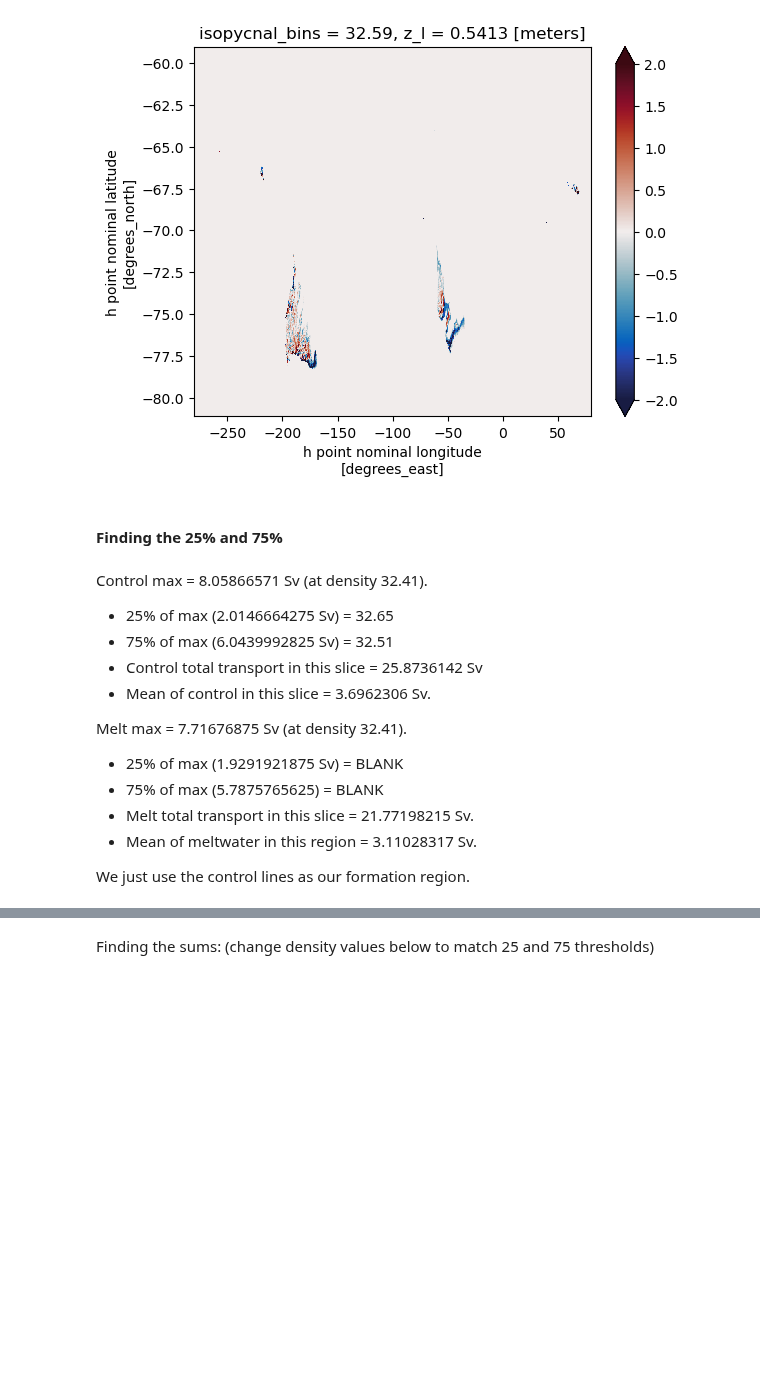
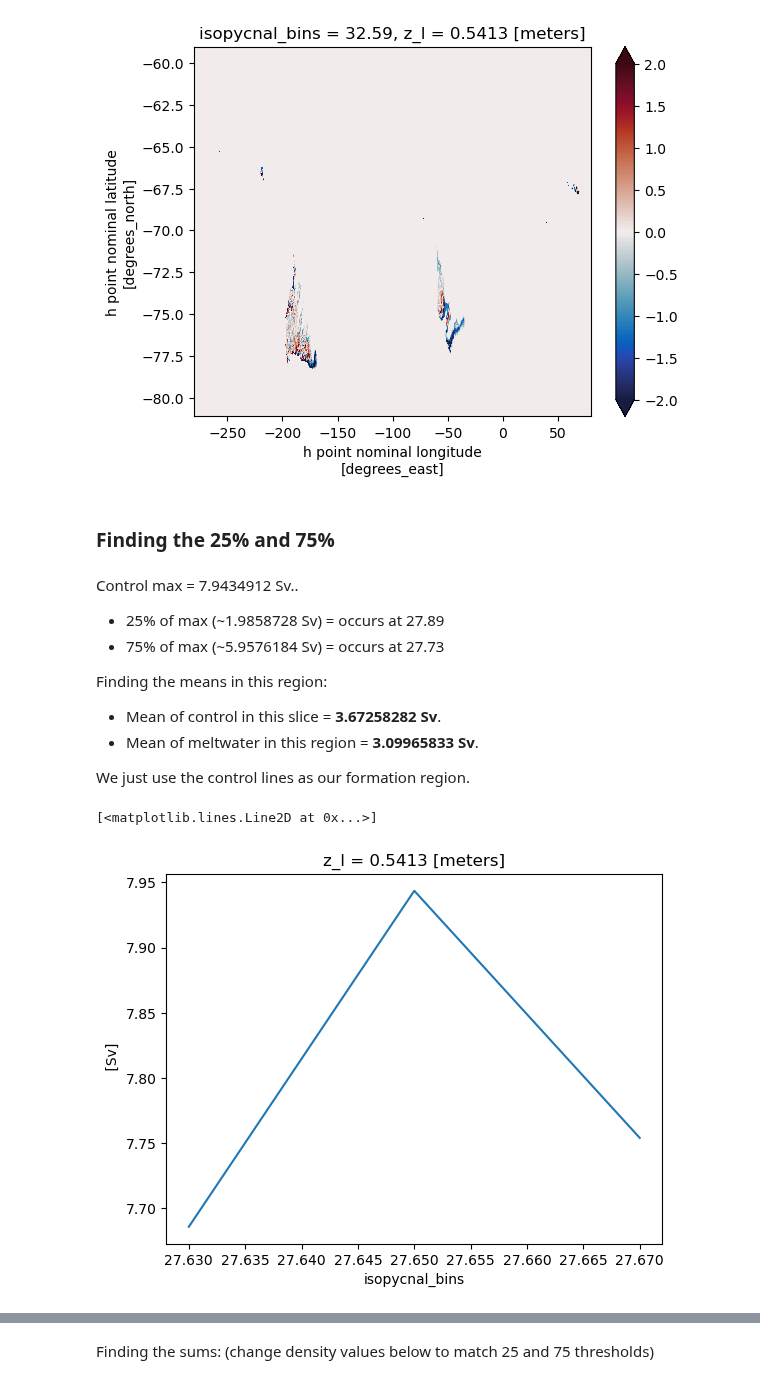
Before and after one commit to adele-morrison/panan-meltwater, a Jupyter notebook: notebooks/bottom_water_analysis/SWMT_shelf_Pan01.ipynb, the cells around one changed output, grey strips where cells are left out. Drawn from its saved outputs; the diff is of its cells as text; code cells hidden in the pictures; blank space fills up the shorter version.

```diff
--- a/notebooks/bottom_water_analysis/SWMT_shelf_Pan01.ipynb
+++ b/notebooks/bottom_water_analysis/SWMT_shelf_Pan01.ipynb
@@ -570,22 +607,21 @@ shelf_subduction_plot_ave_anom.plot(vmin=-2,vmax=2, cmap=cm.cm.balance)
 # %%
 shelf_subduction_plot_ave_anom.to_netcdf('/g/data/g40/kc5856/access_panan_ssp126_SWMT/old_Pan01_SWMT_shelf/plots/swmt_shelf_plot_anom_pan01.nc')
 # %% [markdown]
-#### Finding the 25% and 75%
+### Finding the 25% and 75%
 # %% [markdown]
-Control max = 8.05866571 Sv (at density 32.41).
-- 25% of max (2.0146664275 Sv) = 32.65
-- 75% of max (6.0439992825 Sv) = 32.51
-- Control total transport in this slice = 25.8736142 Sv
-- Mean of control in this slice = 3.6962306 Sv.
+Control max = 7.9434912 Sv..
+- 25% of max (~1.9858728 Sv) = occurs at 27.89
+- 75% of max (~5.9576184 Sv) = occurs at 27.73
 
-Melt max = 7.71676875 Sv (at density 32.41).
-- 25% of max (1.9291921875 Sv) = BLANK
-- 75% of max (5.7875765625) = BLANK
-- Melt total transport in this slice = 21.77198215 Sv.
-- Mean of meltwater in this region = 3.11028317 Sv.
+Finding the means in this region:
+- Mean of control in this slice = **3.67258282 Sv**.
+- Mean of meltwater in this region = **3.09965833 Sv**.
 
 We just use the control lines as our formation region.
 # %%
 # Finding maximum
-swmt_shelf_sum_ave_C.sel(isopycnal_bins=slice(32.55,32.69)) # Pick slice based on plot, test for max value
+swmt_shelf_sum_ave_C.sel(isopycnal_bins=slice(27.62,27.68)).plot() # Pick slice based on plot, test for max value
+# %% [output]
+[<matplotlib.lines.Line2D at 0x...>]
+[figure, added]
 # %%
```
Also changed, not shown: parts of 48 cells of this notebook, 2 other files.
